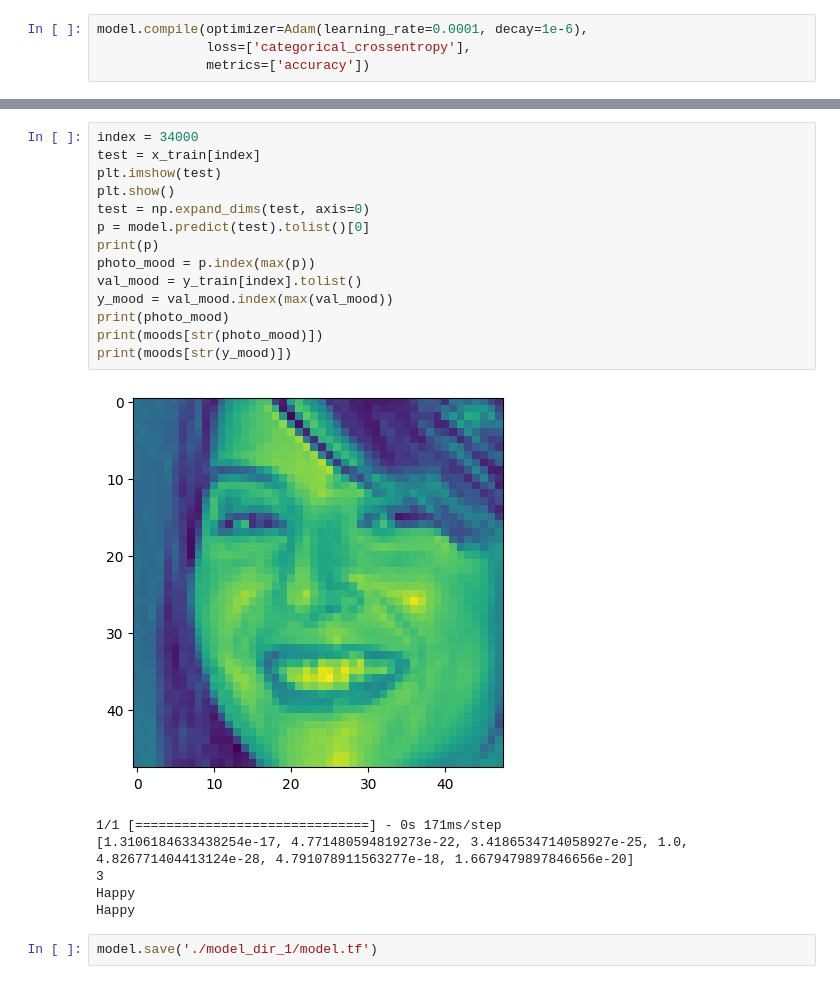
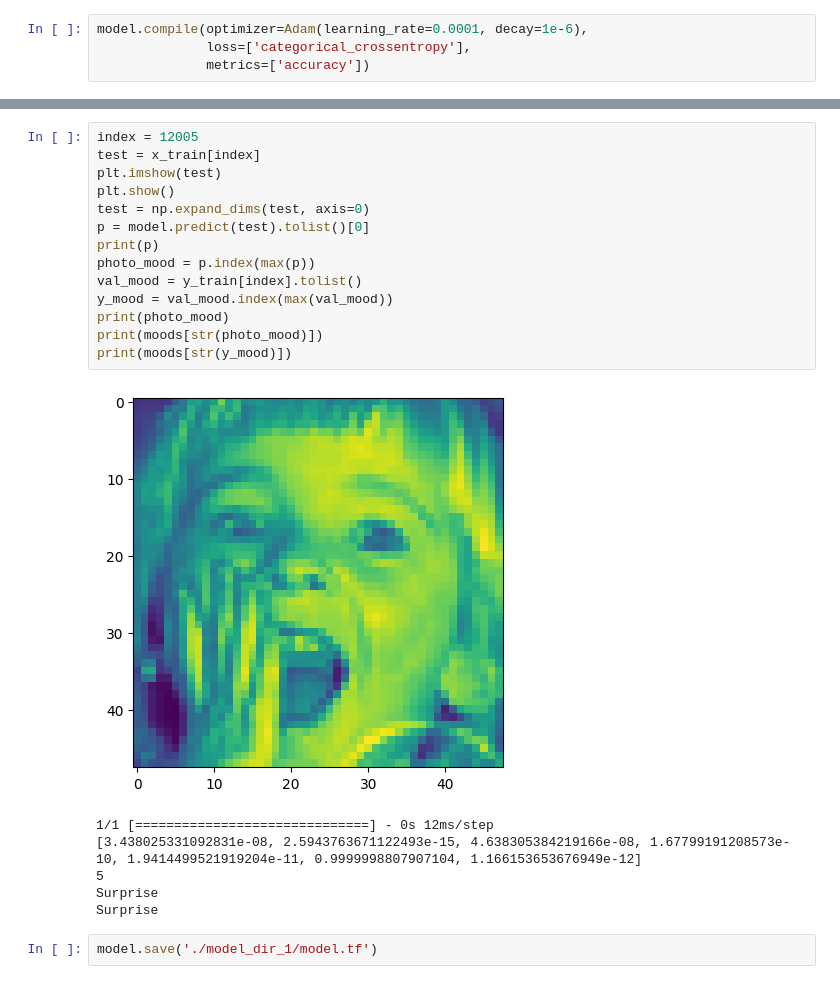
Before and after one commit to vot3tada/Face_Recognize_Model, a Jupyter notebook: face_model.ipynb, the cells around one changed output, grey strips where cells are left out. Cells and saved outputs as stored; diff of their text form.

```diff
--- a/face_model.ipynb
+++ b/face_model.ipynb
@@ -106,24 +134,24 @@ Epoch 60/60
 # %%
-index = 34000
+index = 12005
 test = x_train[index]
 plt.imshow(test)
 plt.show()
 test = np.expand_dims(test, axis=0)
 p = model.predict(test).tolist()[0]
 print(p)
 photo_mood = p.index(max(p))
 val_mood = y_train[index].tolist()
 y_mood = val_mood.index(max(val_mood))
 print(photo_mood)
 print(moods[str(photo_mood)])
 print(moods[str(y_mood)])
 # %% [output]
-[figure, old version]
+[figure, new version]
-1/1 [==============================] - 0s 171ms/step
-[1.3106184633438254e-17, 4.771480594819273e-22, 3.4186534714058927e-25, 1.0, 4.826771404413124e-28, 4.791078911563277e-18, 1.6679479897846656e-20]
-3
-Happy
-Happy
+1/1 [==============================] - 0s 12ms/step
+[3.438025331092831e-08, 2.5943763671122493e-15, 4.638305384219166e-08, 1.67799191208573e-10, 1.9414499521919204e-11, 0.9999998807907104, 1.166153653676949e-12]
+5
+Surprise
+Surprise
 # %%
 model.save('./model_dir_1/model.tf')
 # %% [output]
```
Also changed, not shown: parts of 3 cells of this notebook.
